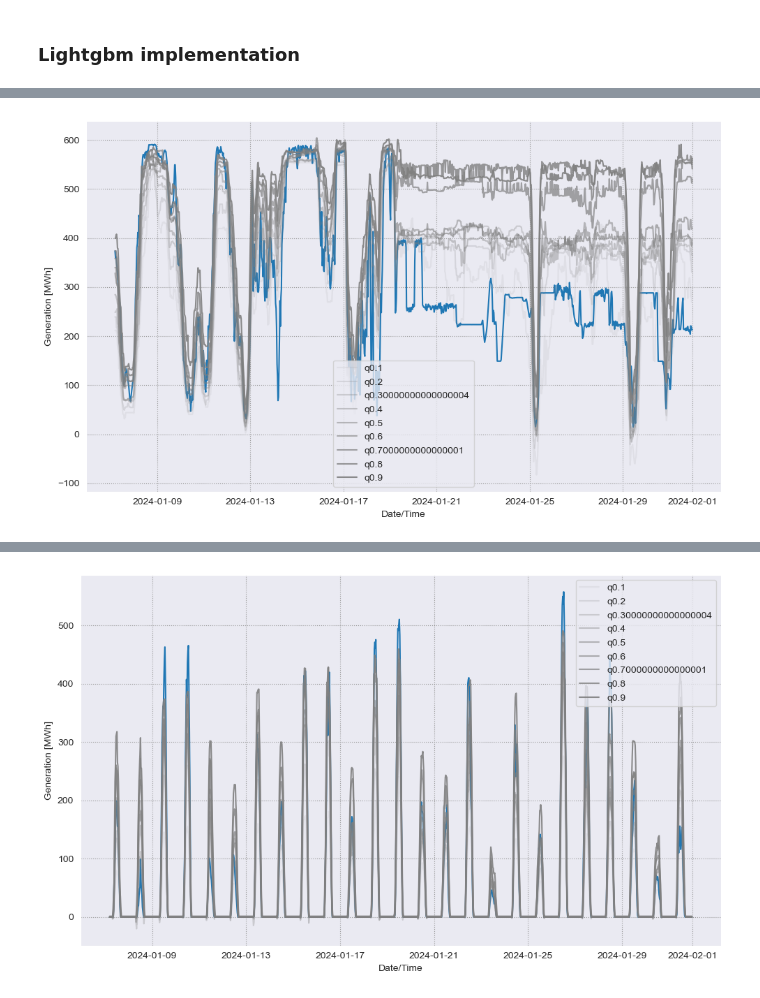
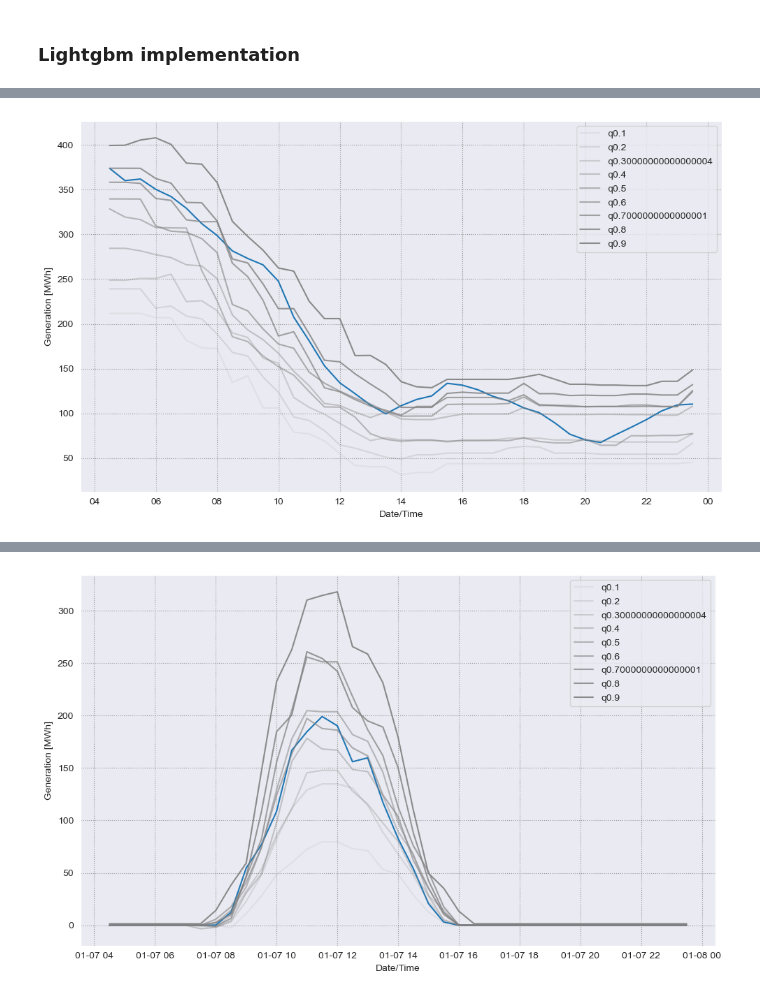
Before and after one commit to av1c3nna/awp2, a Jupyter notebook: code/model_training.ipynb, the cells around one changed output, grey strips where cells are left out. Saved outputs shown, nothing was run; the diff lists cells and outputs as text; code cells hidden in the pictures.

Commit message:
adjusted code for plot

```diff
--- a/code/model_training.ipynb
+++ b/code/model_training.ipynb
@@ -219,9 +221,9 @@ Early stopping, best iteration is:
 Saved Quantile Regressor model for quantile 0.9 to lgbm_model_wind\qr_model_quantile_0.9.pkl
 Quantile Regressor Pinball Score: 39.066494278234416
 # %%
-lgbm_model_wind.plot_quantils(feature_engineerer_wind.y_test, lgbm_model_wind.q_predictions, quantiles)
+lgbm_model_wind.plot_quantils(feature_engineerer_wind.y_test.index, lgbm_model_wind.q_predictions, quantiles, period="day", month=1 , day=7)
 # %% [output]
-[figure, old version]
+[figure, new version]
 # %%
 quantiles = np.arange(0.1, 1.0, 0.1)
 
@@ -250,9 +252,9 @@ Early stopping, best iteration is:
 Saved Quantile Regressor model for quantile 0.9 to lgbm_model_solar\qr_model_quantile_0.9.pkl
 Quantile Regressor Pinball Score: 11.688403114202748
 # %%
-lgbm_model_solar.plot_quantils(feature_engineerer_solar.y_test, lgbm_model_solar.q_predictions, quantiles)
+lgbm_model_solar.plot_quantils(feature_engineerer_solar.y_test, lgbm_model_solar.q_predictions, quantiles, period="day")
 # %% [output]
-[figure, old version]
+[figure, new version]
 # %%
 import neural_networks
 importlib.reload(neural_networks)
```
Also changed, not shown: parts of 5 cells of this notebook, 1 other file.
